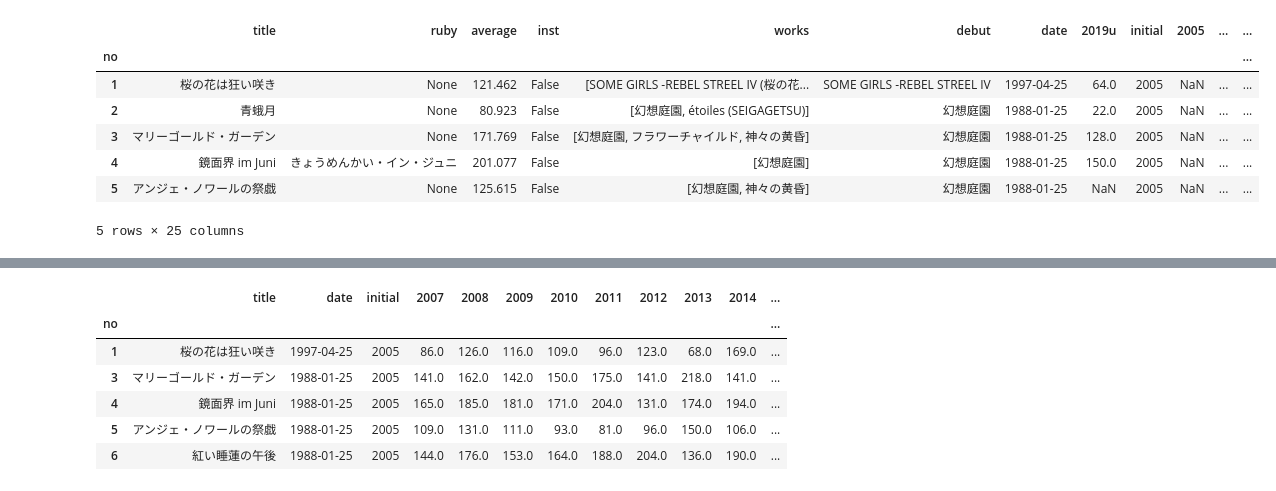
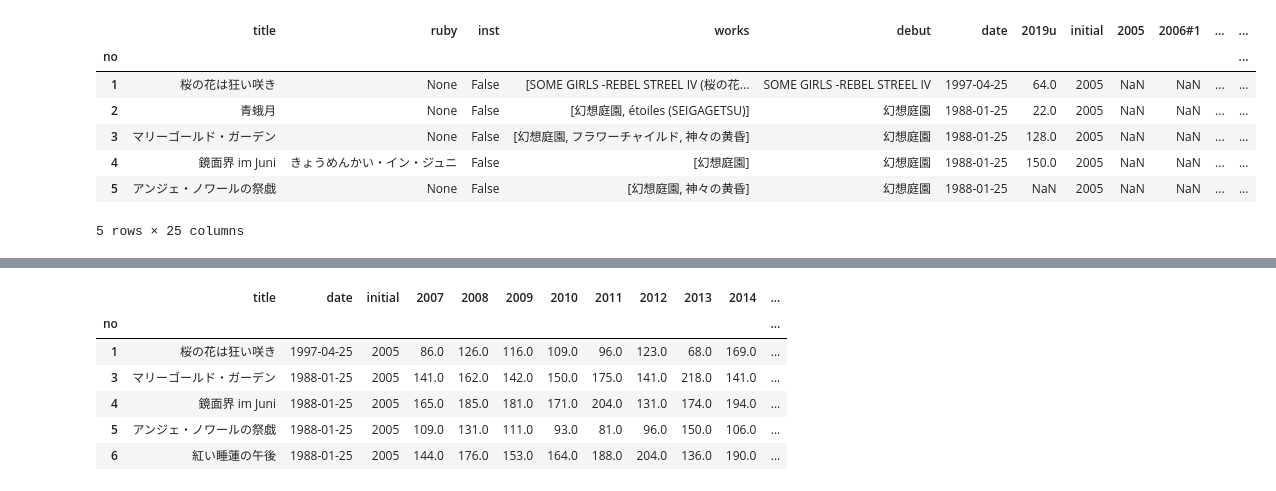
Before and after one commit to tabris913/aliran, a Jupyter notebook: aliran.ipynb, the cells around one changed output, grey strips where cells are left out. Saved outputs shown, nothing was run; the diff lists cells and outputs as text; code cells hidden in the pictures.

```diff
--- a/aliran.ipynb
+++ b/aliran.ipynb
@@ -20,16 +20,17 @@ with open(FILENAME, encoding='utf8') as summary_file:
 # %%
 # make main dataframe
 df = pandas.DataFrame(summary).astype({'initial': int})
 df.index = df.no
-df = df.drop(columns=['no'], axis=0)
+df['average_all'] = df.average
+df = df.drop(columns=['no', 'average'], axis=0)
 df.date = pandas.to_datetime(df.date)
 df.head()
 # %% [output]
-|  | title | ruby | average | inst | works | debut | date | 2019u | initial | 2005 | ... | ... |
+|  | title | ruby | inst | works | debut | date | 2019u | initial | 2005 | 2006#1 | ... | ... |
 | no |  |  |  |  |  |  |  |  |  |  |  | ... |
-| 1 | 桜の花は狂い咲き | None | 121.462 | False | [SOME GIRLS -REBEL STREEL IV (桜の花... | SOME GIRLS -REBEL STREEL IV | 1997-04-25 | 64.0 | 2005 | NaN | ... | ... |
-| 2 | 青蛾月 | None | 80.923 | False | [幻想庭園, étoiles (SEIGAGETSU)] | 幻想庭園 | 1988-01-25 | 22.0 | 2005 | NaN | ... | ... |
-| 3 | マリーゴールド・ガーデン | None | 171.769 | False | [幻想庭園, フラワーチャイルド, 神々の黄昏] | 幻想庭園 | 1988-01-25 | 128.0 | 2005 | NaN | ... | ... |
-| 4 | 鏡面界 im Juni | きょうめんかい・イン・ジュニ | 201.077 | False | [幻想庭園] | 幻想庭園 | 1988-01-25 | 150.0 | 2005 | NaN | ... | ... |
-| 5 | アンジェ・ノワールの祭戯 | None | 125.615 | False | [幻想庭園, 神々の黄昏] | 幻想庭園 | 1988-01-25 | NaN | 2005 | NaN | ... | ... |
+| 1 | 桜の花は狂い咲き | None | False | [SOME GIRLS -REBEL STREEL IV (桜の花... | SOME GIRLS -REBEL STREEL IV | 1997-04-25 | 64.0 | 2005 | NaN | NaN | ... | ... |
+| 2 | 青蛾月 | None | False | [幻想庭園, étoiles (SEIGAGETSU)] | 幻想庭園 | 1988-01-25 | 22.0 | 2005 | NaN | NaN | ... | ... |
+| 3 | マリーゴールド・ガーデン | None | False | [幻想庭園, フラワーチャイルド, 神々の黄昏] | 幻想庭園 | 1988-01-25 | 128.0 | 2005 | NaN | NaN | ... | ... |
+| 4 | 鏡面界 im Juni | きょうめんかい・イン・ジュニ | False | [幻想庭園] | 幻想庭園 | 1988-01-25 | 150.0 | 2005 | NaN | NaN | ... | ... |
+| 5 | アンジェ・ノワールの祭戯 | None | False | [幻想庭園, 神々の黄昏] | 幻想庭園 | 1988-01-25 | NaN | 2005 | NaN | NaN | ... | ... |
 5 rows × 25 columns
```
Also changed, not shown: parts of 6 cells of this notebook.
